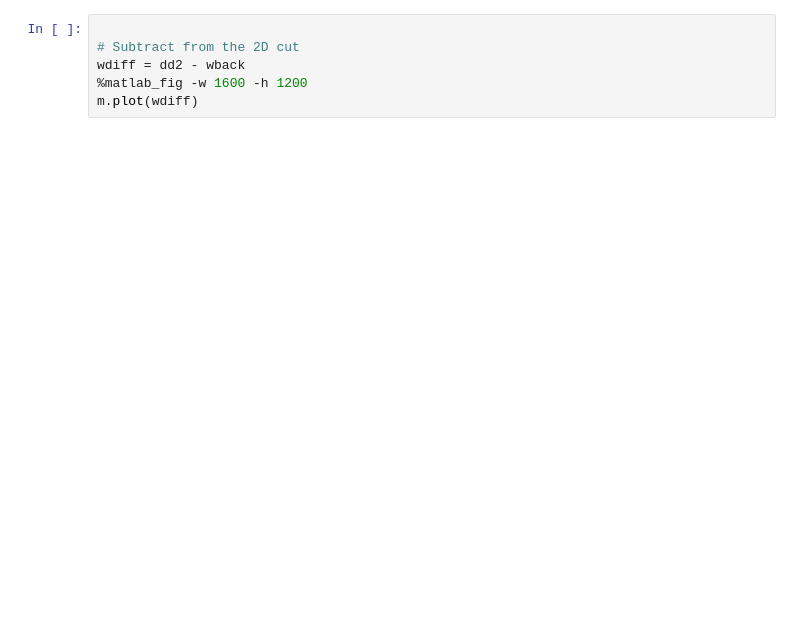
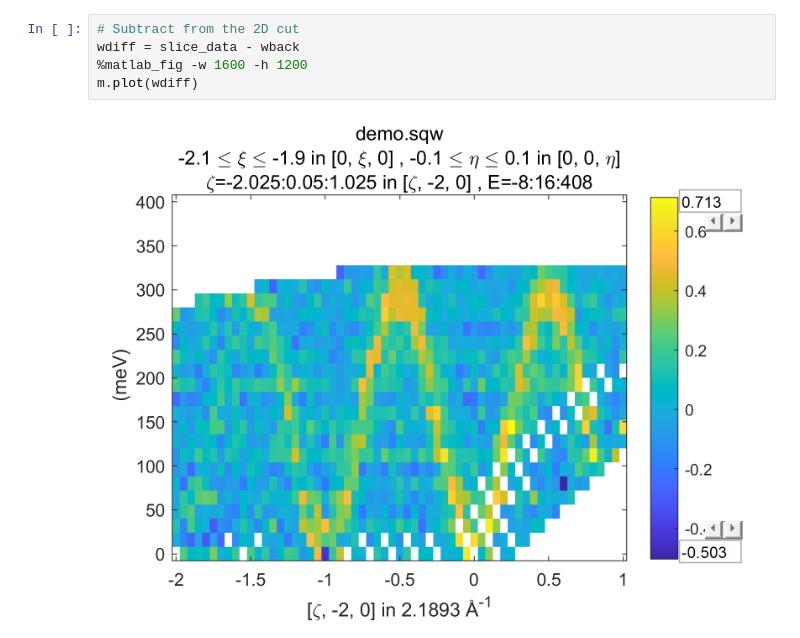
Before and after one commit to henrikjacobsenfys/pace_tutorial, a Jupyter notebook: tutorial_3_data_manipulation.ipynb, the cells around one changed output. Saved outputs shown, nothing was run; the diff lists cells and outputs as text; blank space fills up the shorter version.

```diff
--- a/tutorial_3_data_manipulation.ipynb
+++ b/tutorial_3_data_manipulation.ipynb
@@ -41,8 +72,9 @@ m.plot(wback)
 # %%
-
 # Subtract from the 2D cut
-wdiff = dd2 - wback
+wdiff = slice_data - wback
 %matlab_fig -w 1600 -h 1200
 m.plot(wdiff)
+# %% [output]
+[figure, added]
 # %% [markdown]
 ## Symmetrising data
```
Also changed, not shown: parts of 9 cells of this notebook, 1 other file.
